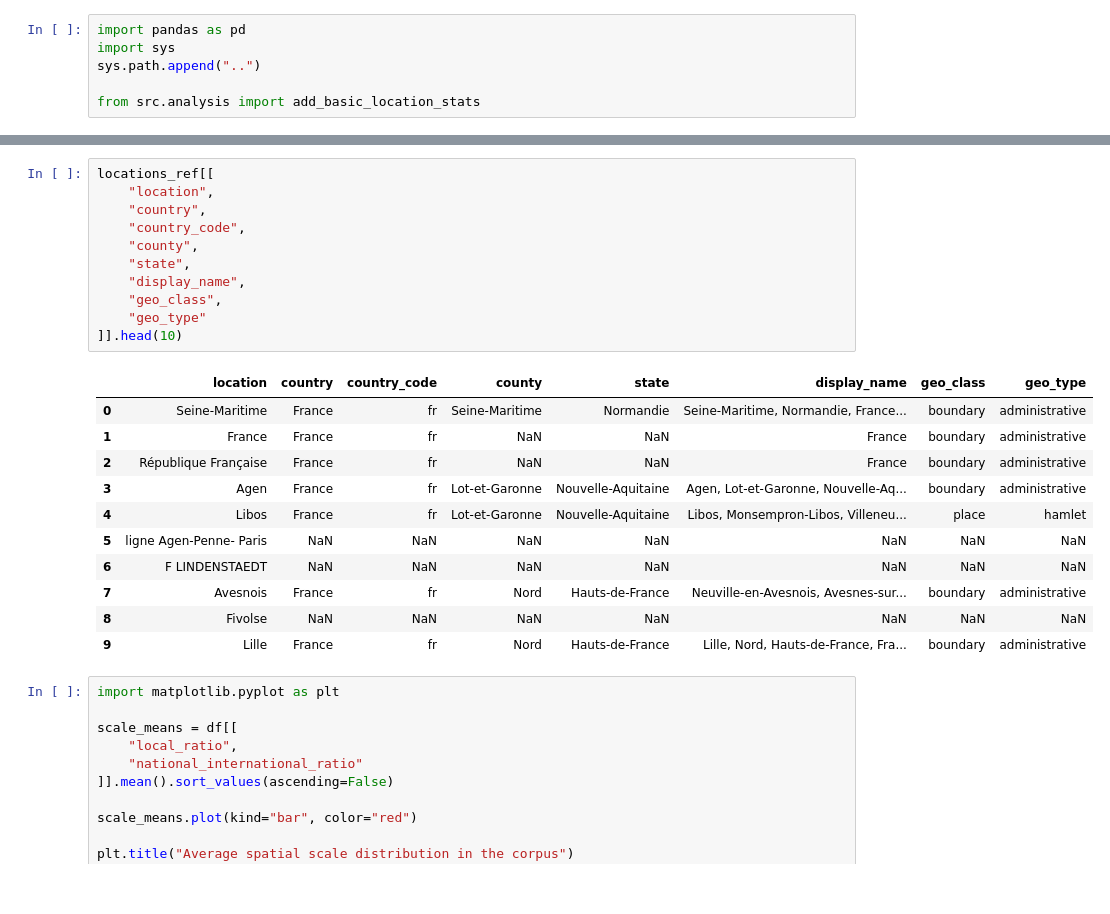
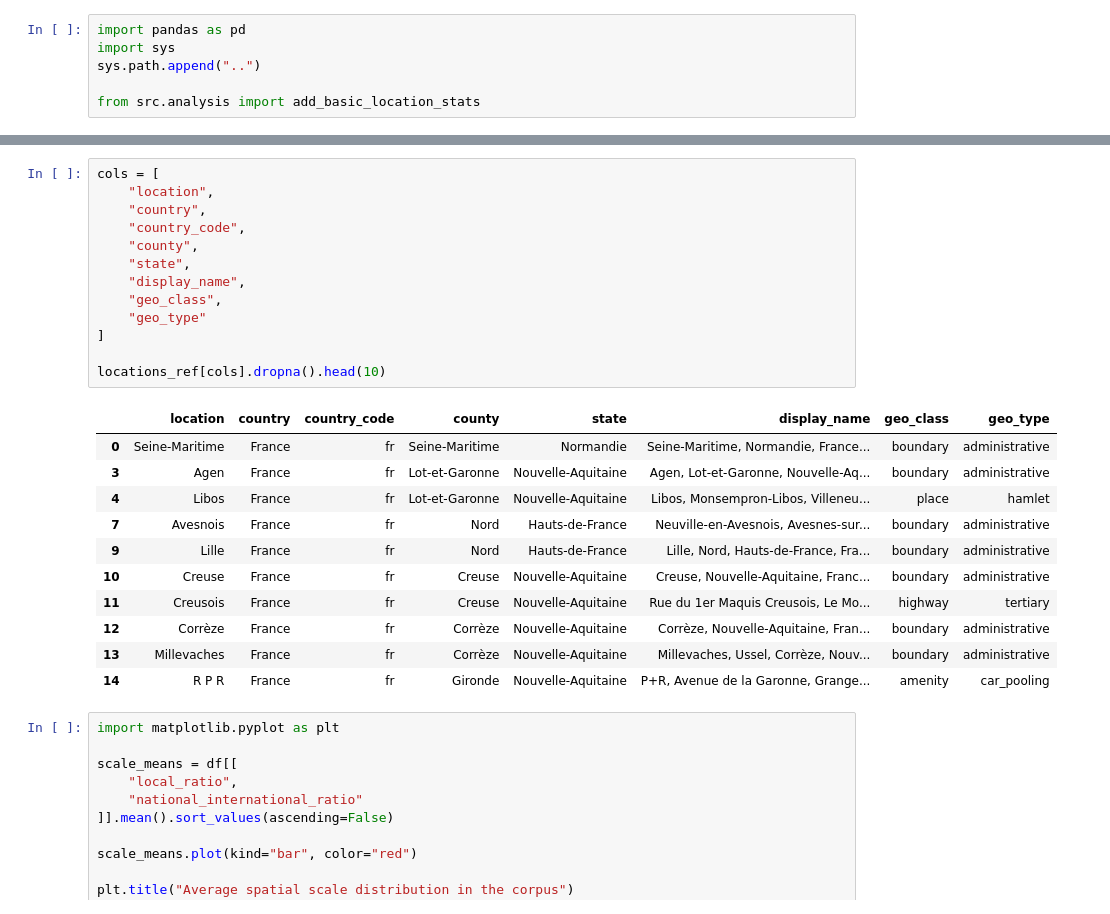
Before and after one commit to Yasmxne/NLP_Project_SpatialAnalysis, a Jupyter notebook: notebooks/03_analysis_visualization.ipynb, the cells around one changed output, grey strips where cells are left out. Drawn from its saved outputs; the diff is of its cells as text.

```diff
--- a/notebooks/03_analysis_visualization.ipynb
+++ b/notebooks/03_analysis_visualization.ipynb
@@ -74,28 +52,30 @@ df[[
 | 6872 | Seine-Maritime | [Seine-Maritime, sunis, A Rhône-P... | [{'location': 'Seine-Maritime', '... | 0.266667 | 0.000000 | ... |
 | 15015 | Haut-Rhin | [Circonscription de Mulhouse, Con... | [{'location': 'Circonscription de... | 0.470588 | 0.000000 | ... |
 # %%
-locations_ref[[
+cols = [
     "location",
     "country",
     "country_code",
     "county",
     "state",
     "display_name",
     "geo_class",
     "geo_type"
-]].head(10)
+]
+
+locations_ref[cols].dropna().head(10)
 # %% [output]
 |  | location | country | country_code | county | state | display_name | geo_class | geo_type |
 | 0 | Seine-Maritime | France | fr | Seine-Maritime | Normandie | Seine-Maritime, Normandie, France... | boundary | administrative |
-| 1 | France | France | fr | NaN | NaN | France | boundary | administrative |
-| 2 | République Française | France | fr | NaN | NaN | France | boundary | administrative |
 | 3 | Agen | France | fr | Lot-et-Garonne | Nouvelle-Aquitaine | Agen, Lot-et-Garonne, Nouvelle-Aq... | boundary | administrative |
 | 4 | Libos | France | fr | Lot-et-Garonne | Nouvelle-Aquitaine | Libos, Monsempron-Libos, Villeneu... | place | hamlet |
-| 5 | ligne Agen-Penne- Paris | NaN | NaN | NaN | NaN | NaN | NaN | NaN |
-| 6 | F LINDENSTAEDT | NaN | NaN | NaN | NaN | NaN | NaN | NaN |
 | 7 | Avesnois | France | fr | Nord | Hauts-de-France | Neuville-en-Avesnois, Avesnes-sur... | boundary | administrative |
-| 8 | Fivolse | NaN | NaN | NaN | NaN | NaN | NaN | NaN |
 | 9 | Lille | France | fr | Nord | Hauts-de-France | Lille, Nord, Hauts-de-France, Fra... | boundary | administrative |
+| 10 | Creuse | France | fr | Creuse | Nouvelle-Aquitaine | Creuse, Nouvelle-Aquitaine, Franc... | boundary | administrative |
+| 11 | Creusois | France | fr | Creuse | Nouvelle-Aquitaine | Rue du 1er Maquis Creusois, Le Mo... | highway | tertiary |
+| 12 | Corrèze | France | fr | Corrèze | Nouvelle-Aquitaine | Corrèze, Nouvelle-Aquitaine, Fran... | boundary | administrative |
+| 13 | Millevaches | France | fr | Corrèze | Nouvelle-Aquitaine | Millevaches, Ussel, Corrèze, Nouv... | boundary | administrative |
+| 14 | R P R | France | fr | Gironde | Nouvelle-Aquitaine | P+R, Avenue de la Garonne, Grange... | amenity | car_pooling |
 # %%
 import matplotlib.pyplot as plt
 
```
Also changed, not shown: parts of 4 cells of this notebook, 13 other files.
